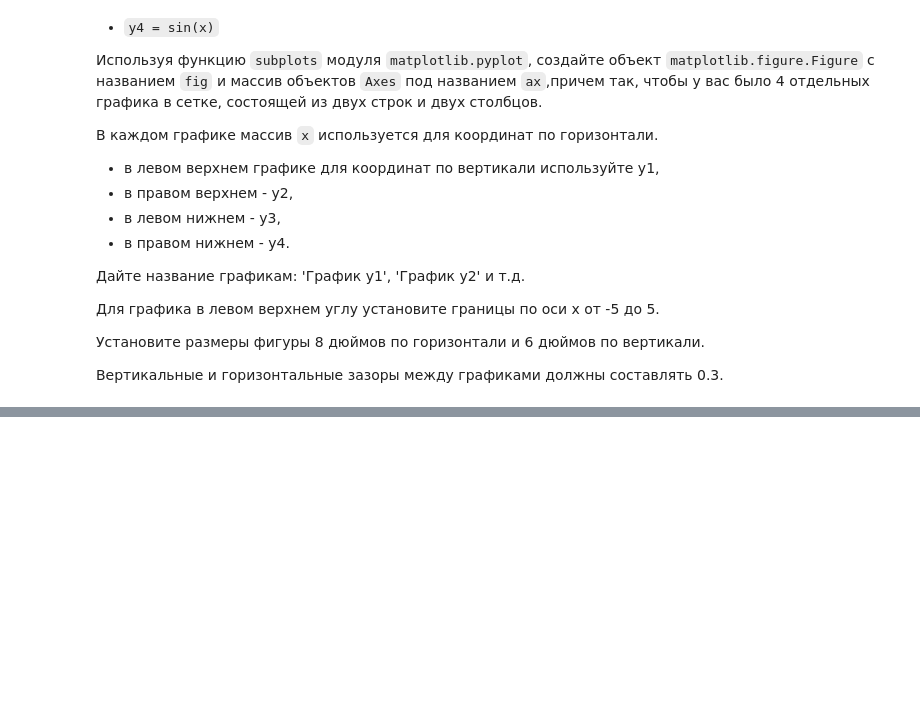
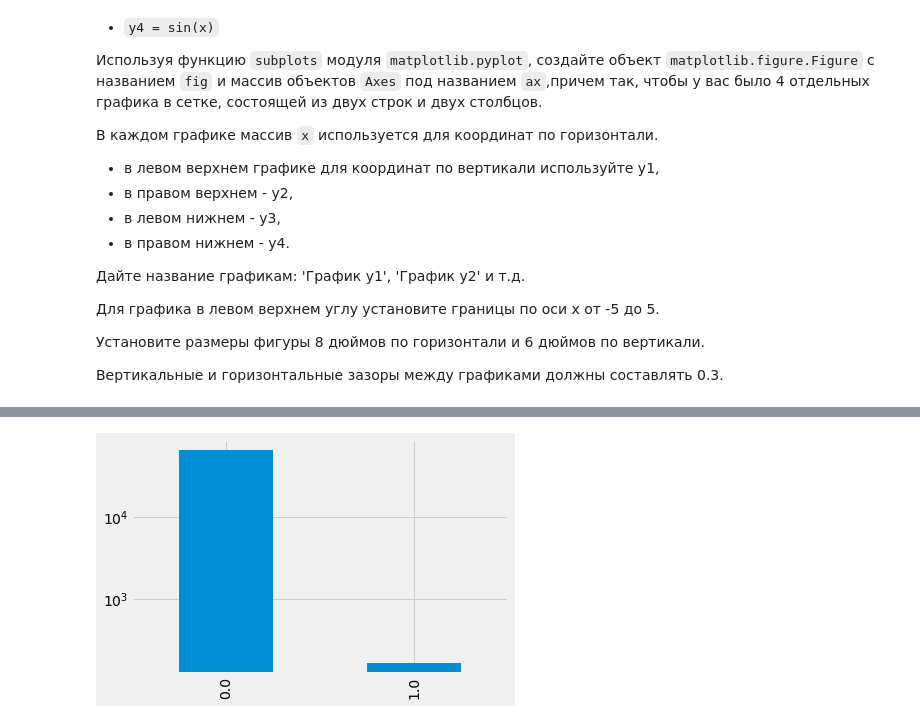
Before and after one commit to vinalyan/pytonDS, a Jupyter notebook: pythonDS_LS2.ipynb, the cells around one changed output, grey strips where cells are left out. Drawn from its saved outputs; the diff is of its cells as text; code cells hidden in the pictures; blank space fills up the shorter version.

```diff
--- a/pythonDS_LS2.ipynb
+++ b/pythonDS_LS2.ipynb
@@ -120,0 +158,6 @@ fig.show()
+# %%
+cl.plot(kind = 'bar')
+plt.yscale(value = 'log')
+plt.show()
+# %% [output]
+[figure, added]
```
Also changed, not shown: parts of 10 cells of this notebook.
